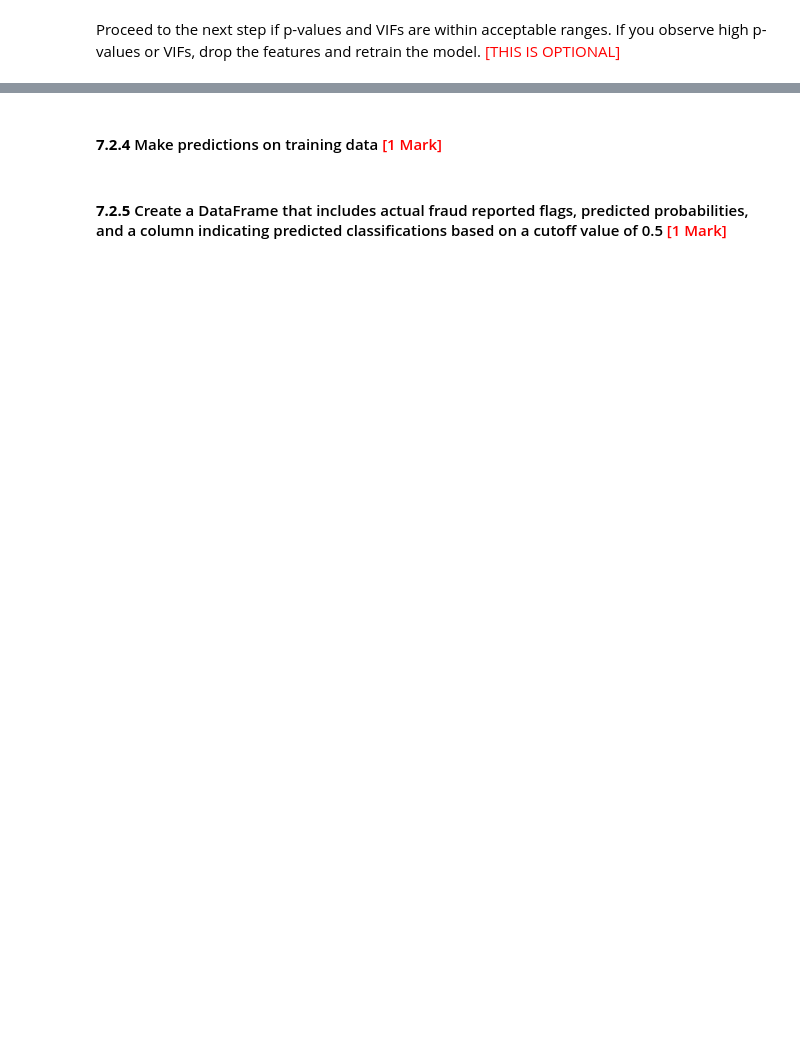
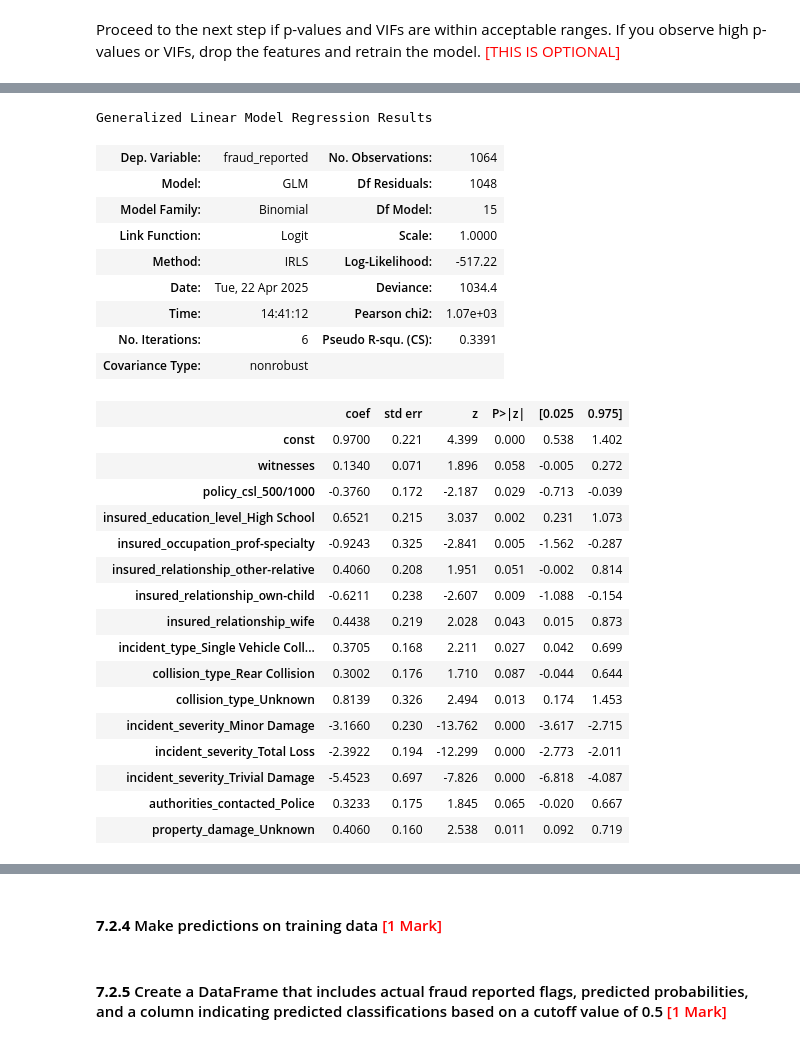
Before and after one commit to sunilkumarrudragada/Fraudulent_Claim_Detection, a Jupyter notebook: fraudulent_Claim_Detection.ipynb, the cells around one changed output, grey strips where cells are left out. Saved outputs shown, nothing was run; the diff lists cells and outputs as text; code cells hidden in the pictures; blank space fills up the shorter version.

Commit message:
logistic regression wip

```diff
--- a/fraudulent_Claim_Detection.ipynb
+++ b/fraudulent_Claim_Detection.ipynb
@@ -1307,2 +1427,9 @@ from statsmodels.stats.outliers_influence import variance_inflation_factor
 # %% [markdown]
 Proceed to the next step if p-values and VIFs are within acceptable ranges. If you observe high p-values or VIFs, drop the features and retrain the model. <font color="red">[THIS IS OPTIONAL]</font>
+# %%
+# dropping the insured_education_level_Masters as it is having p-value of 0.785
+X_train_selected=X_train_selected.drop(["insured_education_level_Masters"], axis=1)
+X_train_selected_constant=sm.add_constant(X_train_selected)
+X_train_selected_constant=X_train_selected_constant.astype('float64')
+logm2 = sm.GLM(y_train, X_train_selected_constant, family = sm.families.Binomial())
+logm2.fit().summary()
@@ -1308,0 +1483,7 @@ Proceed to the next step if p-values and VIFs are within acceptable ranges. If y
+# %%
+# dropping the authorities_contacted_Unknown as it is having p-value of 0.529
+X_train_selected=X_train_selected.drop(["authorities_contacted_Unknown"], axis=1)
+X_train_selected_constant=sm.add_constant(X_train_selected)
+X_train_selected_constant=X_train_selected_constant.astype('float64')
+logm3 = sm.GLM(y_train, X_train_selected_constant, family = sm.families.Binomial())
+logm3.fit().summary()
@@ -1308,0 +1537,7 @@ Proceed to the next step if p-values and VIFs are within acceptable ranges. If y
+# %%
+# dropping the police_report_available_YES as it is having p-value of 0.449
+X_train_selected=X_train_selected.drop(["police_report_available_YES"], axis=1)
+X_train_selected_constant=sm.add_constant(X_train_selected)
+X_train_selected_constant=X_train_selected_constant.astype('float64')
+logm4 = sm.GLM(y_train, X_train_selected_constant, family = sm.families.Binomial())
+logm4.fit().summary()
@@ -1308,0 +1591,7 @@ Proceed to the next step if p-values and VIFs are within acceptable ranges. If y
+# %%
+# dropping the insured_occupation_other-service as it is having p-value of 0.341
+X_train_selected=X_train_selected.drop(["insured_occupation_other-service"], axis=1)
+X_train_selected_constant=sm.add_constant(X_train_selected)
+X_train_selected_constant=X_train_selected_constant.astype('float64')
+logm5 = sm.GLM(y_train, X_train_selected_constant, family = sm.families.Binomial())
+logm5.fit().summary()
@@ -1308,0 +1646,35 @@ Proceed to the next step if p-values and VIFs are within acceptable ranges. If y
+# %%
+# dropping the insured_occupation_exec-managerial as it is having p-value of 0.1
+X_train_selected=X_train_selected.drop(["insured_occupation_exec-managerial"], axis=1)
+X_train_selected_constant=sm.add_constant(X_train_selected)
+X_train_selected_constant=X_train_selected_constant.astype('float64')
+logm6 = sm.GLM(y_train, X_train_selected_constant, family = sm.families.Binomial())
+logm6.fit().summary()
+# %% [output]
+Generalized Linear Model Regression Results
+| Dep. Variable: | fraud_reported | No. Observations: | 1064 |
+| Model: | GLM | Df Residuals: | 1048 |
+| Model Family: | Binomial | Df Model: | 15 |
+| Link Function: | Logit | Scale: | 1.0000 |
+| Method: | IRLS | Log-Likelihood: | -517.22 |
+| Date: | Tue, 22 Apr 2025 | Deviance: | 1034.4 |
+| Time: | 14:41:12 | Pearson chi2: | 1.07e+03 |
+| No. Iterations: | 6 | Pseudo R-squ. (CS): | 0.3391 |
+| Covariance Type: | nonrobust |  |  |
+|  | coef | std err | z | P>|z| | [0.025 | 0.975] |
+| const | 0.9700 | 0.221 | 4.399 | 0.000 | 0.538 | 1.402 |
+| witnesses | 0.1340 | 0.071 | 1.896 | 0.058 | -0.005 | 0.272 |
+| policy_csl_500/1000 | -0.3760 | 0.172 | -2.187 | 0.029 | -0.713 | -0.039 |
+| insured_education_level_High School | 0.6521 | 0.215 | 3.037 | 0.002 | 0.231 | 1.073 |
+| insured_occupation_prof-specialty | -0.9243 | 0.325 | -2.841 | 0.005 | -1.562 | -0.287 |
+| insured_relationship_other-relative | 0.4060 | 0.208 | 1.951 | 0.051 | -0.002 | 0.814 |
+| insured_relationship_own-child | -0.6211 | 0.238 | -2.607 | 0.009 | -1.088 | -0.154 |
+| insured_relationship_wife | 0.4438 | 0.219 | 2.028 | 0.043 | 0.015 | 0.873 |
+| incident_type_Single Vehicle Coll... | 0.3705 | 0.168 | 2.211 | 0.027 | 0.042 | 0.699 |
+| collision_type_Rear Collision | 0.3002 | 0.176 | 1.710 | 0.087 | -0.044 | 0.644 |
+| collision_type_Unknown | 0.8139 | 0.326 | 2.494 | 0.013 | 0.174 | 1.453 |
+| incident_severity_Minor Damage | -3.1660 | 0.230 | -13.762 | 0.000 | -3.617 | -2.715 |
+| incident_severity_Total Loss | -2.3922 | 0.194 | -12.299 | 0.000 | -2.773 | -2.011 |
+| incident_severity_Trivial Damage | -5.4523 | 0.697 | -7.826 | 0.000 | -6.818 | -4.087 |
+| authorities_contacted_Police | 0.3233 | 0.175 | 1.845 | 0.065 | -0.020 | 0.667 |
+| property_damage_Unknown | 0.4060 | 0.160 | 2.538 | 0.011 | 0.092 | 0.719 |
```
Also changed, not shown: parts of 44 cells of this notebook.
